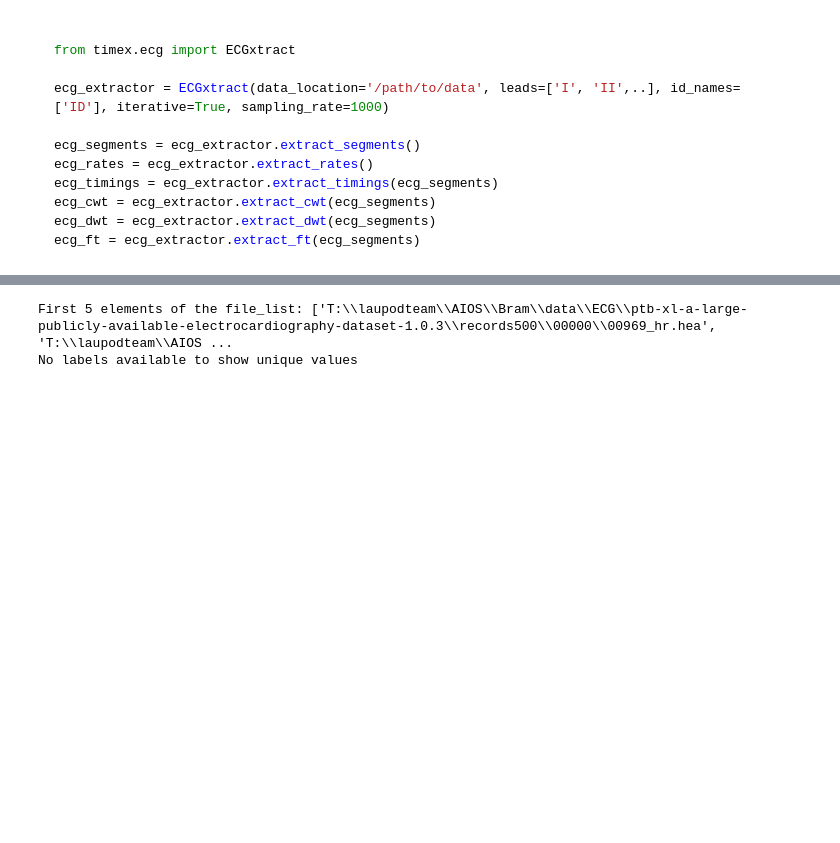
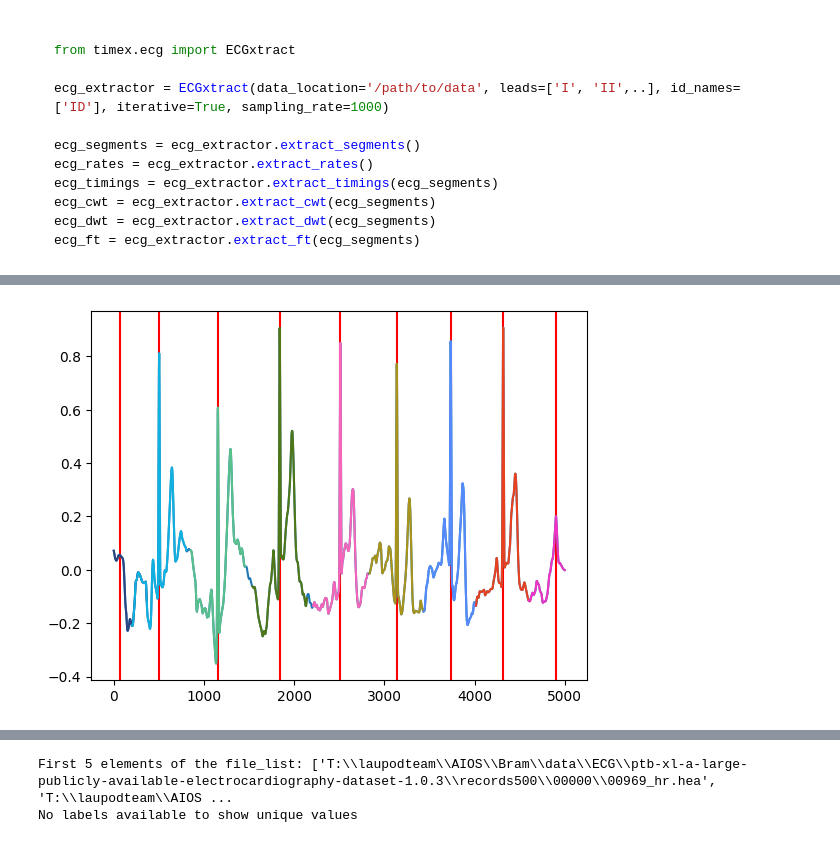
Before and after one commit to bramiozo/TimEx, a Jupyter notebook: sandbox/ECG_medxai.ipynb, the cells around one changed output, grey strips where cells are left out. Drawn from its saved outputs; the diff is of its cells as text; code cells hidden in the pictures; blank space fills up the shorter version.

```diff
--- a/sandbox/ECG_medxai.ipynb
+++ b/sandbox/ECG_medxai.ipynb
@@ -62,7 +55,7 @@ HEA_DIR
 hea_list = [os.path.join(HEA_DIR, f.split('.')[0])
             for f in os.listdir(HEA_DIR) if f.endswith('.hea')]
 # %%
-ecg_path = r'T:\laupodteam\AIOS\Bram\data\ECG\ptb-xl-a-large-publicly-available-electrocardiography-dataset-1.0.3\records500\00000\00001_hr' # hea_list[5]
+ecg_path = r'T:\laupodteam\AIOS\Bram\data\ECG\ptb-xl-a-large-publicly-available-electrocardiography-dataset-1.0.3\records500\00000\00002_hr' # hea_list[5]
 hea = os.path.basename(ecg_path)
 
 band_names = wfdb.rdheader(ecg_path).__dict__['sig_name']
@@ -272,0 +269,13 @@ ecg_segmentation.keys()
+# %%
+simple_peaks = find_peaks(cleaned_signal, distance=500)
+mean_int = int(np.diff(simple_peaks[0]).mean()//2)
+simple_segments = [(max(int(pi)-mean_int, 0), min(int(pi)+mean_int, len(cleaned_signal))) for pi in simple_peaks[0]]
+# %%
+for p in simple_peaks[0]:
+    plt.axvline(p, color='red')
+plt.plot(cleaned_signal)
+plot_col = [tuple(np.random.uniform(0,1, size=3)) for i in range(len(simple_segments))]
+for k,ss in enumerate(simple_segments):
+    plt.plot(list(range(ss[0], ss[1])), cleaned_signal[ss[0]:ss[1]], color=plot_col[k])
+# %% [output]
+[figure, added]
```
Also changed, not shown: parts of 38 cells of this notebook, 2 other files.
